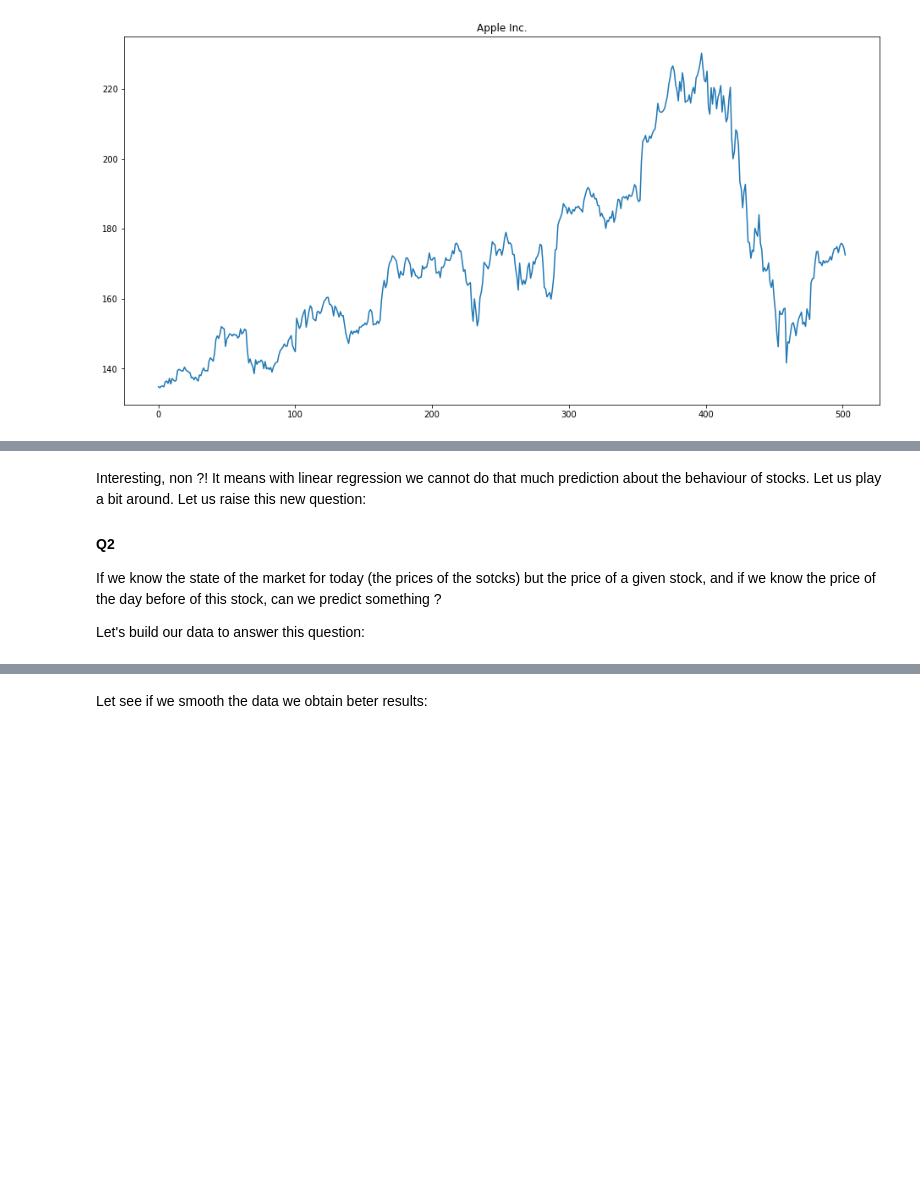
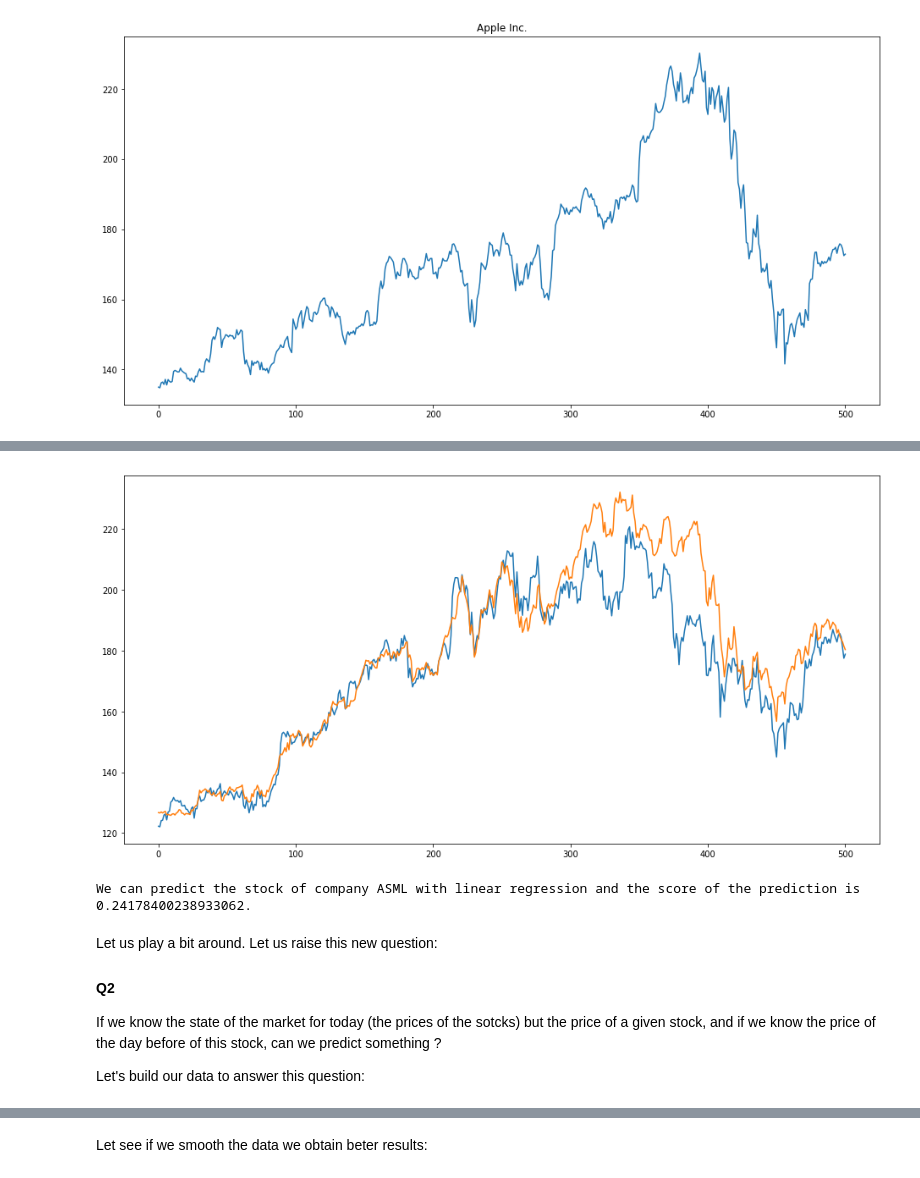
Before and after one commit to SaeedHK/stockML, a Jupyter notebook: JSONReadingOnline.ipynb, the cells around one changed output, grey strips where cells are left out. Saved outputs shown, nothing was run; the diff lists cells and outputs as text; code cells hidden in the pictures; blank space fills up the shorter version.

```diff
--- a/JSONReadingOnline.ipynb
+++ b/JSONReadingOnline.ipynb
@@ -116,5 +167,44 @@ We can predict the stock of company AAPL with linear regression and the score of
+# %%
+from sklearn.linear_model import Lasso
+from sklearn.model_selection import train_test_split
+
+def myLRLasso (X , y , name= " " , samplenumber=255):
+
+
+    # We forget the fact they data samples are ordered and they are time series
+    #X_train, X_test, y_train, y_test = train_test_split(X, y
+    #                                                    , test_size=0.2, random_state=0)
+
+    X_train = X[0:samplenumber , :]
+    X_test = X[samplenumber: , :]
+    y_train = y[0:samplenumber]
+    y_test = y[samplenumber:]
+
+    model = Lasso(alpha=10)
+    model.fit(X_train, y_train)
+    score = model.score(X_test, y_test)
+    #y_pred = model.predict(X_test)
+    y_pred = model.predict(X)
+
+    plt.figure(figsize=(16,8))
+    plt.plot (range(len(y)) , np.append(y_train , y_test) )
+    #plt.plot (range(len(y)) , np.append(y_train , y_pred) )
+    plt.plot (range(len(y)) , y_pred )
+    plt.show()
+    print("We can predict the stock of company " + name
+     + " with linear regression and the score of the prediction is " + str(score)
+     + ".")
+
+name = 'ASML'
+y = np.array ( df.loc[:,[name]] )
+NasDaqMinusName = [company for company in NasDaq if company !=name]
+X = np.array ( df.loc[:,NasDaqMinusName] )
+myLRLasso(X,y,name)
+# %% [output]
+[figure, added]
+We can predict the stock of company ASML with linear regression and the score of the prediction is 0.24178400238933062.
 # %% [markdown]
-Interesting, non ?! It means with linear regression we cannot do that much prediction about the behaviour of stocks. Let us play a bit around. Let us raise this new question:
+Let us play a bit around. Let us raise this new question:
 
 #### Q2
 
```
Also changed, not shown: parts of 22 cells of this notebook, 1 other file.
